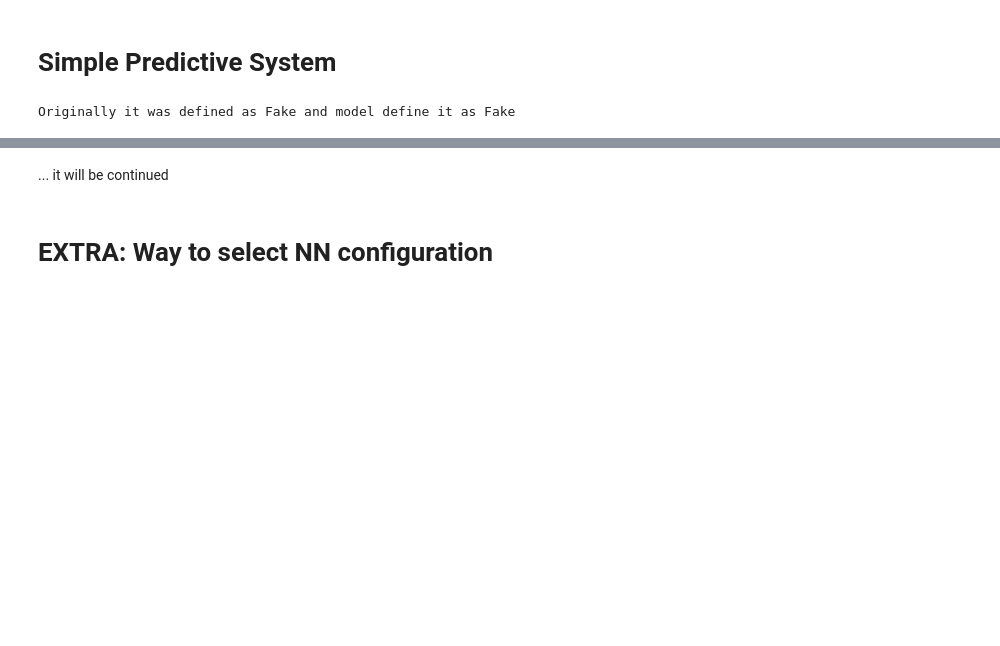
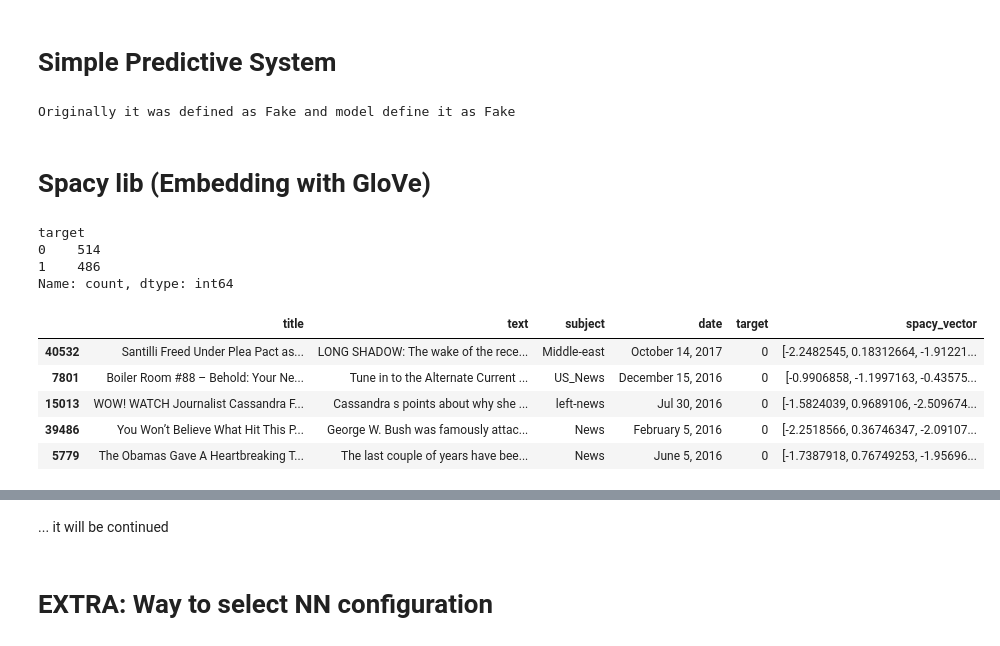
Before and after one commit to Maksym-Kryvenko/NLP_Fake_news_detection, a Jupyter notebook: main.ipynb, the cells around one changed output, grey strips where cells are left out. Drawn from its saved outputs; the diff is of its cells as text; code cells hidden in the pictures; blank space fills up the shorter version.

Commit message:
added spacy preprocessing and simple prediction

```diff
--- a/main.ipynb
+++ b/main.ipynb
@@ -55,6 +103,6 @@ print(stopwords.words('english'))
 # %%
-fake_news = pd.read_csv('/content/drive/MyDrive/Courses/kaggle/Fake news detection (NLP)/input_data/fake.csv')
-true_news = pd.read_csv('/content/drive/MyDrive/Courses/kaggle/Fake news detection (NLP)/input_data/true.csv')
+fake_news = pd.read_csv('D:/Learning_py/kaggle/NLP_Fake_news_detection/input_data/fake.csv')
+true_news = pd.read_csv('D:/Learning_py/kaggle/NLP_Fake_news_detection/input_data/true.csv')
 # %%
 fake_news.head()
 # %% [output]
@@ -79,8 +127,8 @@ Merge all news in solid dataframe with "target" column:
 * 0 - True news
 # %%
 def combine_data(true_data, false_data):
-    true_data['target'] = 0
-    false_data['target'] = 1
+    true_data['target'] = 1
+    false_data['target'] = 0
     all_data = pd.concat([true_data, false_data])
 
     print("True shape: ", true_data.shape)
@@ -282,3 +330,25 @@ prediction = model_lr.predict(sample_to_test)
 print(f"Originally it was defined as {news_converter(y_test.iloc[NEWS_ID])} and model define it as {news_converter(prediction[0])}")
 # %% [output]
 Originally it was defined as Fake and model define it as Fake
+# %% [markdown]
+# Spacy lib (Embedding with GloVe)
+# %%
+all_news_subsample = all_news.sample(frac=1).sample(n=1000)
+# %%
+all_news_subsample.target.value_counts()
+# %% [output]
+target
+0    514
+1    486
+Name: count, dtype: int64
+# %%
+all_news_subsample['spacy_vector'] = all_news_subsample['text'].apply(lambda x: nlp(x).vector)
+# %%
+all_news_subsample.head()
+# %% [output]
+|  | title | text | subject | date | target | spacy_vector |
+| 40532 | Santilli Freed Under Plea Pact as... | LONG SHADOW: The wake of the rece... | Middle-east | October 14, 2017 | 0 | [-2.2482545, 0.18312664, -1.91221... |
+| 7801 | Boiler Room #88 – Behold: Your Ne... | Tune in to the Alternate Current ... | US_News | December 15, 2016 | 0 | [-0.9906858, -1.1997163, -0.43575... |
+| 15013 | WOW! WATCH Journalist Cassandra F... | Cassandra s points about why she ... | left-news | Jul 30, 2016 | 0 | [-1.5824039, 0.9689106, -2.509674... |
+| 39486 | You Won’t Believe What Hit This P... | George W. Bush was famously attac... | News | February 5, 2016 | 0 | [-2.2518566, 0.36746347, -2.09107... |
+| 5779 | The Obamas Gave A Heartbreaking T... | The last couple of years have bee... | News | June 5, 2016 | 0 | [-1.7387918, 0.76749253, -1.95696... |
```
Also changed, not shown: parts of 13 cells of this notebook, 2 other files.
